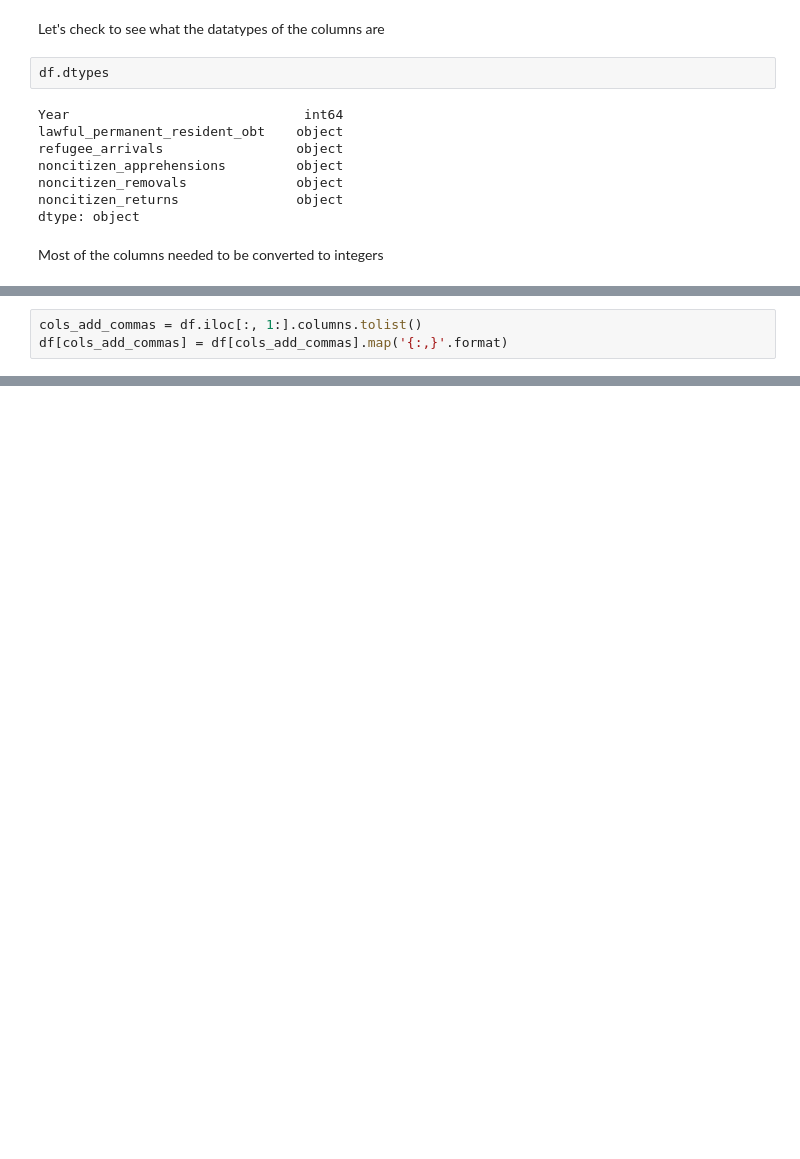
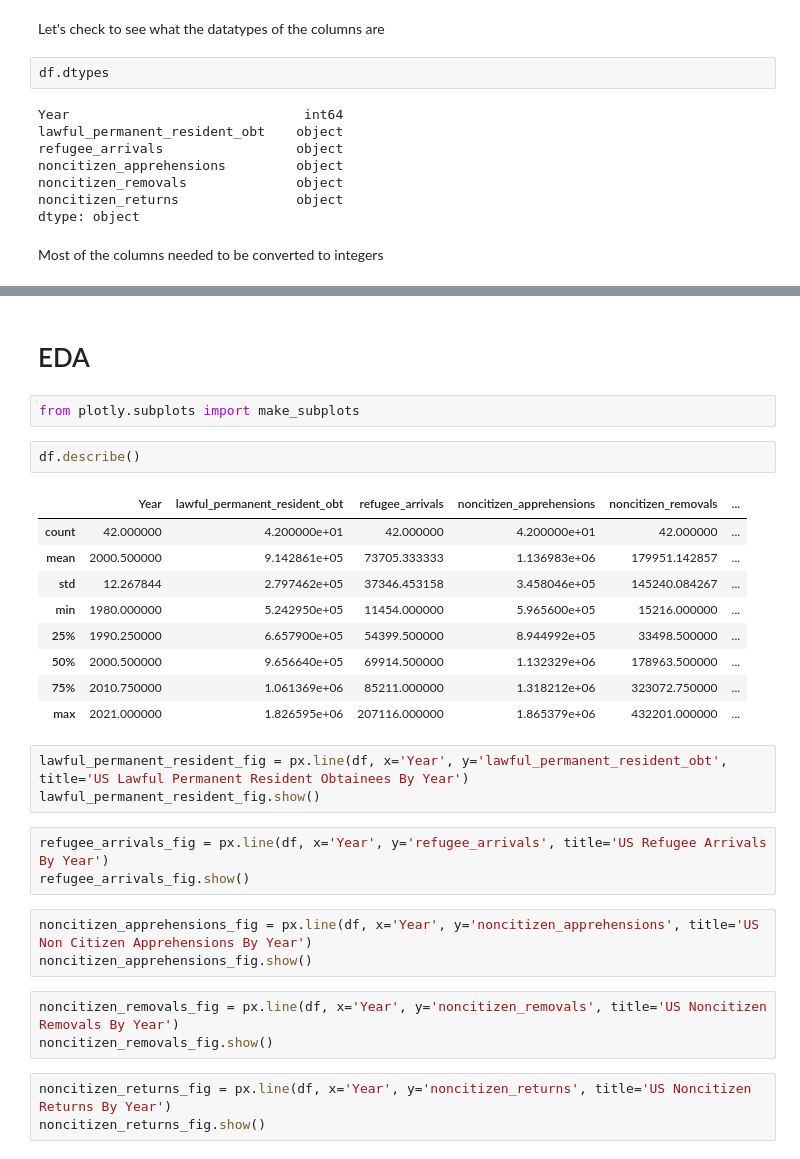
Before and after one commit to josh2894/us_immigration, a Jupyter notebook: notebooks/us_immigration.ipynb, the cells around one changed output, grey strips where cells are left out. Drawn from its saved outputs; the diff is of its cells as text; blank space fills up the shorter version.

```diff
--- a/notebooks/us_immigration.ipynb
+++ b/notebooks/us_immigration.ipynb
@@ -69,6 +69,3 @@ df.head()
 | 2 | 1982 | 533624 | 98096 | 970246 | 15216 | ... |
 | 3 | 1983 | 550052 | 61218 | 1251357 | 19211 | ... |
 | 4 | 1984 | 541811 | 70393 | 1246981 | 18696 | ... |
-# %%
-cols_add_commas = df.iloc[:, 1:].columns.tolist()
-df[cols_add_commas] = df[cols_add_commas].map('{:,}'.format)
@@ -74,0 +84,31 @@ df[cols_add_commas] = df[cols_add_commas].map('{:,}'.format)
+# %% [markdown]
+# EDA
+# %%
+from plotly.subplots import make_subplots
+# %%
+df.describe()
+# %% [output]
+|  | Year | lawful_permanent_resident_obt | refugee_arrivals | noncitizen_apprehensions | noncitizen_removals | ... |
+| count | 42.000000 | 4.200000e+01 | 42.000000 | 4.200000e+01 | 42.000000 | ... |
+| mean | 2000.500000 | 9.142861e+05 | 73705.333333 | 1.136983e+06 | 179951.142857 | ... |
+| std | 12.267844 | 2.797462e+05 | 37346.453158 | 3.458046e+05 | 145240.084267 | ... |
+| min | 1980.000000 | 5.242950e+05 | 11454.000000 | 5.965600e+05 | 15216.000000 | ... |
+| 25% | 1990.250000 | 6.657900e+05 | 54399.500000 | 8.944992e+05 | 33498.500000 | ... |
+| 50% | 2000.500000 | 9.656640e+05 | 69914.500000 | 1.132329e+06 | 178963.500000 | ... |
+| 75% | 2010.750000 | 1.061369e+06 | 85211.000000 | 1.318212e+06 | 323072.750000 | ... |
+| max | 2021.000000 | 1.826595e+06 | 207116.000000 | 1.865379e+06 | 432201.000000 | ... |
+# %%
+lawful_permanent_resident_fig = px.line(df, x='Year', y='lawful_permanent_resident_obt', title='US Lawful Permanent Resident Obtainees By Year')
+lawful_permanent_resident_fig.show()
+# %%
+refugee_arrivals_fig = px.line(df, x='Year', y='refugee_arrivals', title='US Refugee Arrivals By Year')
+refugee_arrivals_fig.show()
+# %%
+noncitizen_apprehensions_fig = px.line(df, x='Year', y='noncitizen_apprehensions', title='US Non Citizen Apprehensions By Year')
+noncitizen_apprehensions_fig.show()
+# %%
+noncitizen_removals_fig = px.line(df, x='Year', y='noncitizen_removals', title='US Noncitizen Removals By Year')
+noncitizen_removals_fig.show()
+# %%
+noncitizen_returns_fig = px.line(df, x='Year', y='noncitizen_returns', title='US Noncitizen Returns By Year')
+noncitizen_returns_fig.show()
```
Also changed, not shown: parts of 5 cells of this notebook.
